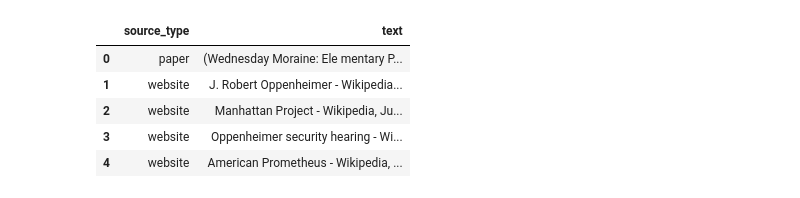
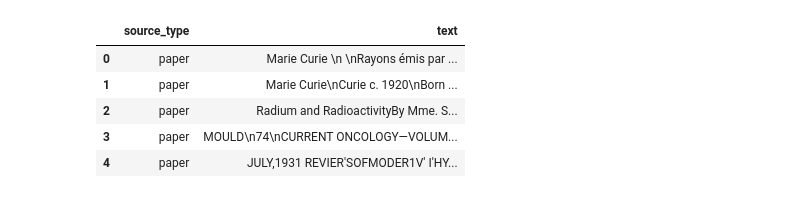
Before and after one commit to GaiaGrosso/ChatXYZ, a Jupyter notebook: notebooks/02_embedding.ipynb, the cells around one changed output. Saved outputs shown, nothing was run; the diff lists cells and outputs as text; code cells hidden in the pictures.

Commit message:
Marie-Curie

```diff
--- a/notebooks/02_embedding.ipynb
+++ b/notebooks/02_embedding.ipynb
@@ -11,16 +11,16 @@ import openai
 
 from utils.embedding_utils import get_embedding, sliding_window
 # %%
-victim = "Oppie"
+victim = "MarieCurie"#"Oppie"
 
 df = pd.read_csv(f"../data/{victim}/db/df_text.csv")
 df.head()
 # %% [output]
 |  | source_type | text |
-| 0 | paper | (Wednesday Moraine: Ele mentary P... |
-| 1 | website | J. Robert Oppenheimer - Wikipedia... |
-| 2 | website | Manhattan Project - Wikipedia, Ju... |
-| 3 | website | Oppenheimer security hearing - Wi... |
-| 4 | website | American Prometheus - Wikipedia, ... |
+| 0 | paper | Marie Curie \n \nRayons émis par ... |
+| 1 | paper | Marie Curie\nCurie c. 1920\nBorn ... |
+| 2 | paper | Radium and RadioactivityBy Mme. S... |
+| 3 | paper | MOULD\n74\nCURRENT ONCOLOGY—VOLUM... |
+| 4 | paper | JULY,1931 REVIER'SOFMODER1V' I'HY... |
 # %%
 df_filtered = df
```
Also changed, not shown: parts of 4 cells of this notebook, 26 other files.
